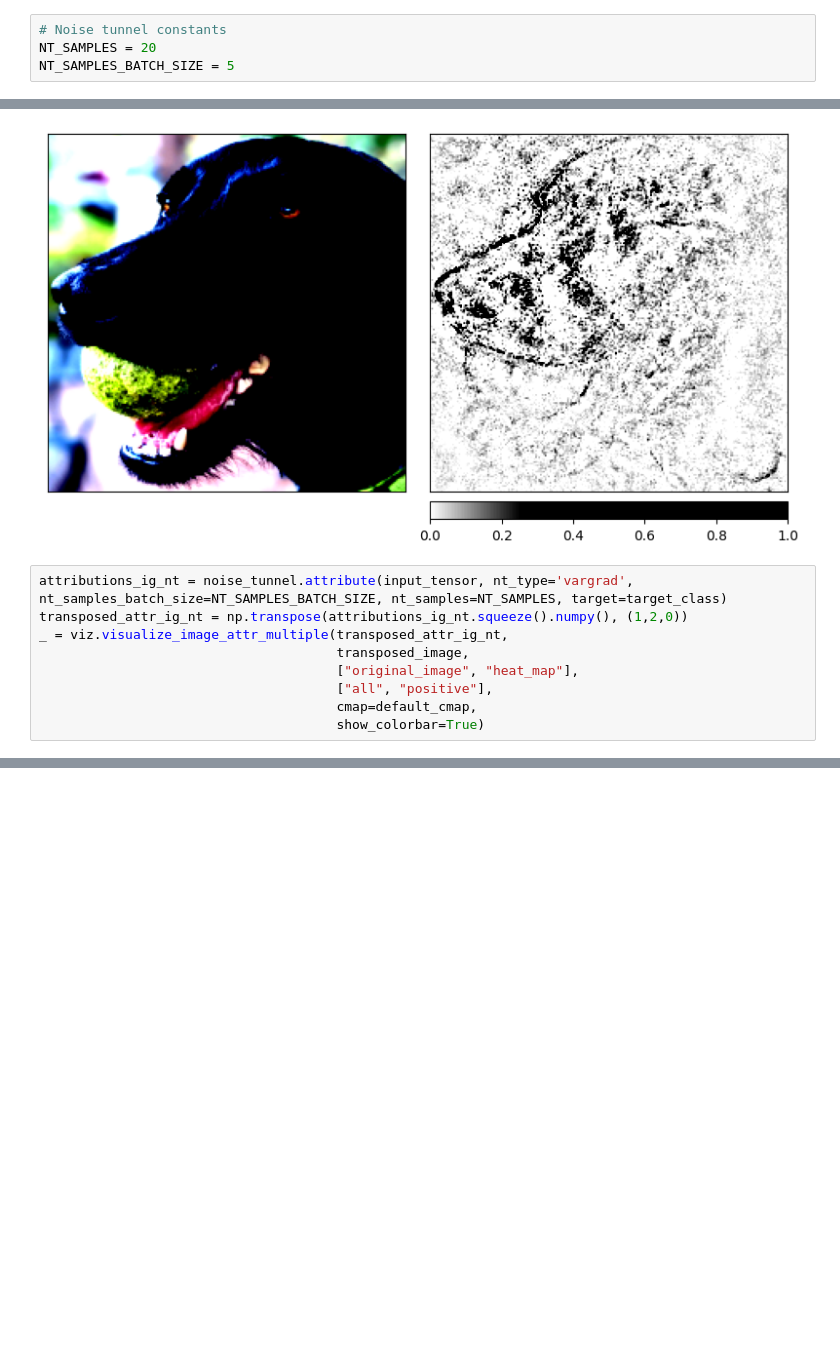
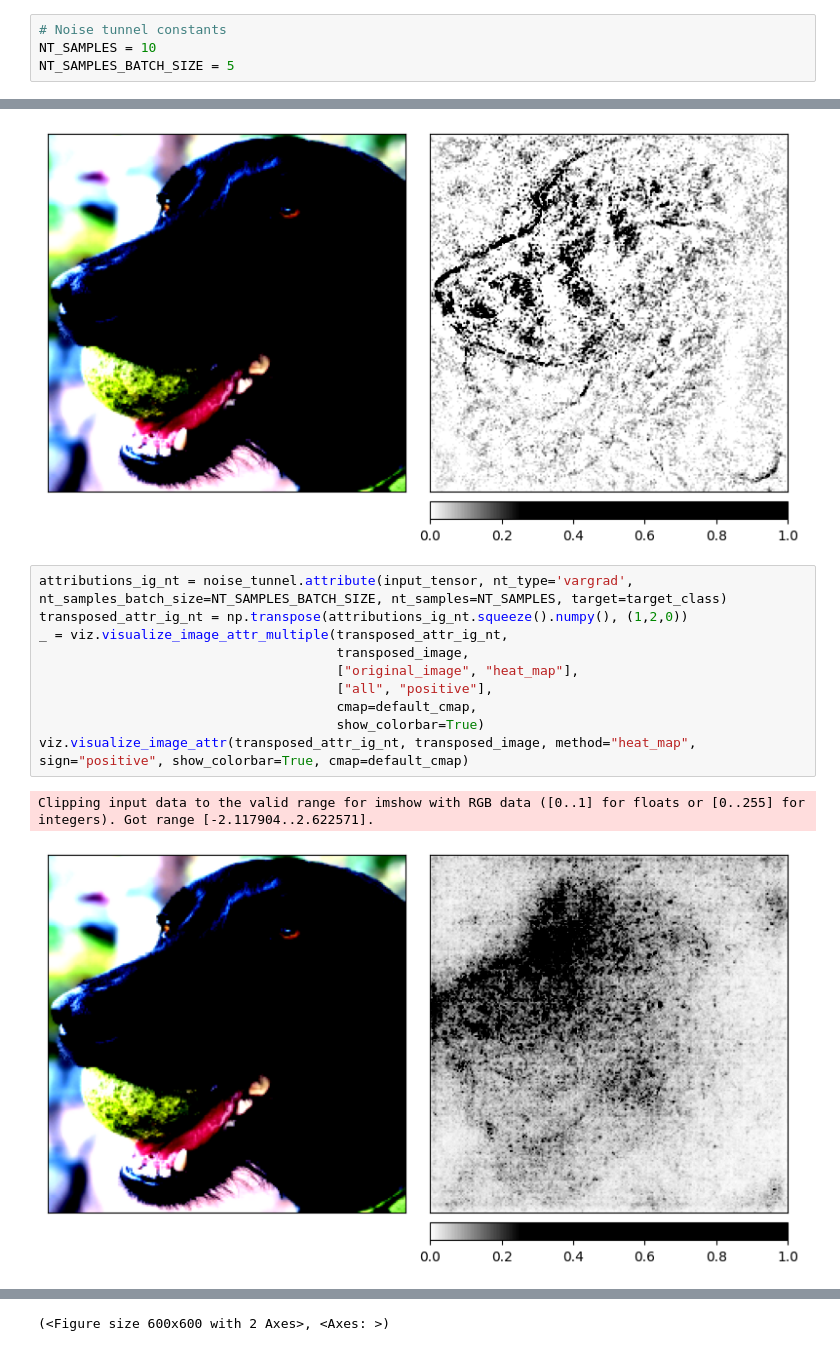
Before and after one commit to ZacCarrico/mlops_genai_2024, a Jupyter notebook: gradient_based_interp.ipynb, the cells around one changed output, grey strips where cells are left out. Saved outputs shown, nothing was run; the diff lists cells and outputs as text; blank space fills up the shorter version.

```diff
--- a/gradient_based_interp.ipynb
+++ b/gradient_based_interp.ipynb
@@ -90,7 +90,7 @@ Clipping input data to the valid range for imshow with RGB data ([0..1] for floa
 [figure]
 # %%
 # Noise tunnel constants
-NT_SAMPLES = 20
+NT_SAMPLES = 10
 NT_SAMPLES_BATCH_SIZE = 5
 # %%
 noise_tunnel = NoiseTunnel(ig)
@@ -121,9 +121,13 @@ Clipping input data to the valid range for imshow with RGB data ([0..1] for floa
 # %%
 attributions_ig_nt = noise_tunnel.attribute(input_tensor, nt_type='vargrad', nt_samples_batch_size=NT_SAMPLES_BATCH_SIZE, nt_samples=NT_SAMPLES, target=target_class)
 transposed_attr_ig_nt = np.transpose(attributions_ig_nt.squeeze().numpy(), (1,2,0))
 _ = viz.visualize_image_attr_multiple(transposed_attr_ig_nt,
                                       transposed_image,
                                       ["original_image", "heat_map"],
                                       ["all", "positive"],
                                       cmap=default_cmap,
                                       show_colorbar=True)
+viz.visualize_image_attr(transposed_attr_ig_nt, transposed_image, method="heat_map", sign="positive", show_colorbar=True, cmap=default_cmap)
+# %% [output]
+Clipping input data to the valid range for imshow with RGB data ([0..1] for floats or [0..255] for integers). Got range [-2.117904..2.622571].
+[figure, added]
@@ -129,0 +135 @@ _ = viz.visualize_image_attr_multiple(transposed_attr_ig_nt,
+(<Figure size 600x600 with 2 Axes>, <Axes: >)
```
Also changed, not shown: parts of 7 cells of this notebook.
